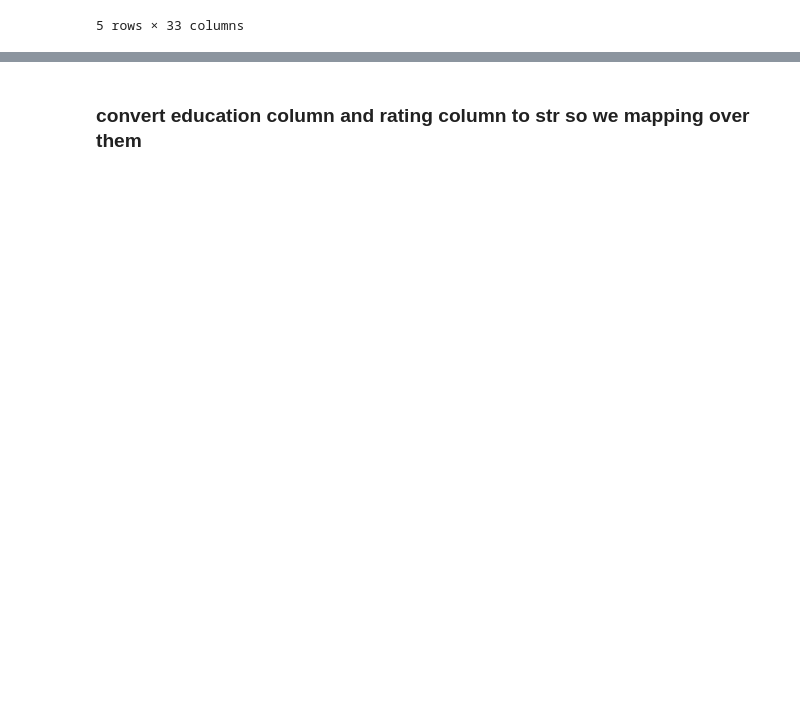
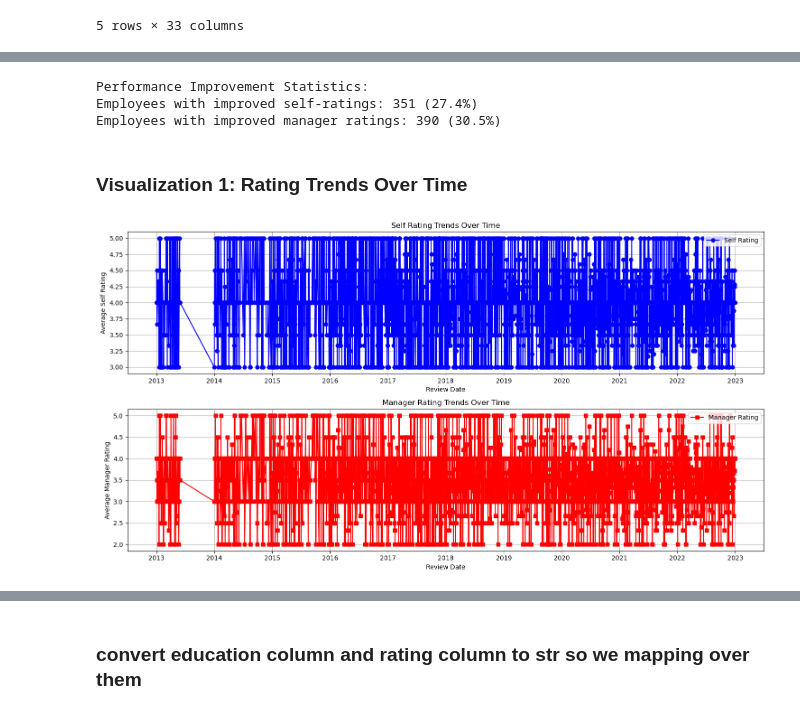
Before and after one commit to M-ashraf20/project-depi, a Jupyter notebook: project.ipynb, the cells around one changed output, grey strips where cells are left out. Saved outputs shown, nothing was run; the diff lists cells and outputs as text; code cells hidden in the pictures; blank space fills up the shorter version.

```diff
--- a/project.ipynb
+++ b/project.ipynb
@@ -72,0 +82,2 @@ merged_df.head()
+# %%
+merged_df['ReviewDate'] = pd.to_datetime(merged_df['ReviewDate'])
@@ -72,0 +98,10 @@ merged_df.head()
+# %%
+# Calculate average ratings by review date
+time_based_ratings = merged_df.groupby('ReviewDate').agg({
+    'SelfRating': 'mean',
+    'ManagerRating': 'mean',
+    'FullName': 'count'
+}).reset_index()
+
+print("\nOverall Rating Trends:")
+print(time_based_ratings)
@@ -72,0 +134,42 @@ merged_df.head()
+# %%
+# Calculate improvement statistics
+improved_self = (employee_trends['Self_Change'] > 0).sum()
+improved_manager = (employee_trends['Manager_Change'] > 0).sum()
+total_employees = len(employee_trends)
+
+print("\nPerformance Improvement Statistics:")
+print(f"Employees with improved self-ratings: {improved_self} ({improved_self/total_employees:.1%})")
+print(f"Employees with improved manager ratings: {improved_manager} ({improved_manager/total_employees:.1%})")
+# %% [output]
+Performance Improvement Statistics:
+Employees with improved self-ratings: 351 (27.4%)
+Employees with improved manager ratings: 390 (30.5%)
+# %% [markdown]
+### Visualization 1: Rating Trends Over Time
+# %%
+plt.figure(figsize=(15, 8))
+
+# Subplot 1: Self Rating
+plt.subplot(2, 1, 1)
+plt.plot(time_based_ratings['ReviewDate'], time_based_ratings['SelfRating'],
+         marker='o', label='Self Rating', color='blue')
+plt.title('Self Rating Trends Over Time')
+plt.xlabel('Review Date')
+plt.ylabel('Average Self Rating')
+plt.legend()
+plt.grid(True)
+
+# Subplot 2: Manager Rating
+plt.subplot(2, 1, 2)
+plt.plot(time_based_ratings['ReviewDate'], time_based_ratings['ManagerRating'],
+         marker='s', label='Manager Rating', color='red')
+plt.title('Manager Rating Trends Over Time')
+plt.xlabel('Review Date')
+plt.ylabel('Average Manager Rating')
+plt.legend()
+plt.grid(True)
+
+plt.tight_layout()
+plt.show()
+# %% [output]
+[figure, added]
```
Also changed, not shown: parts of 55 cells of this notebook, 3 other files.
